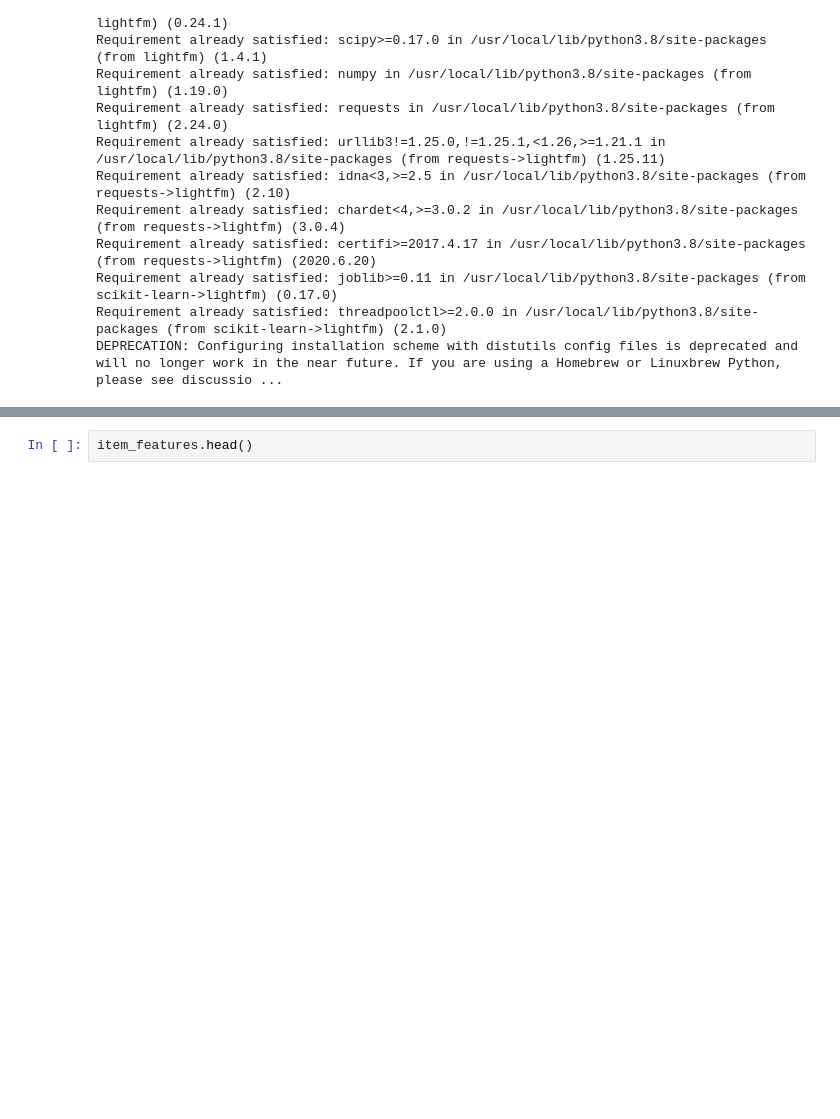
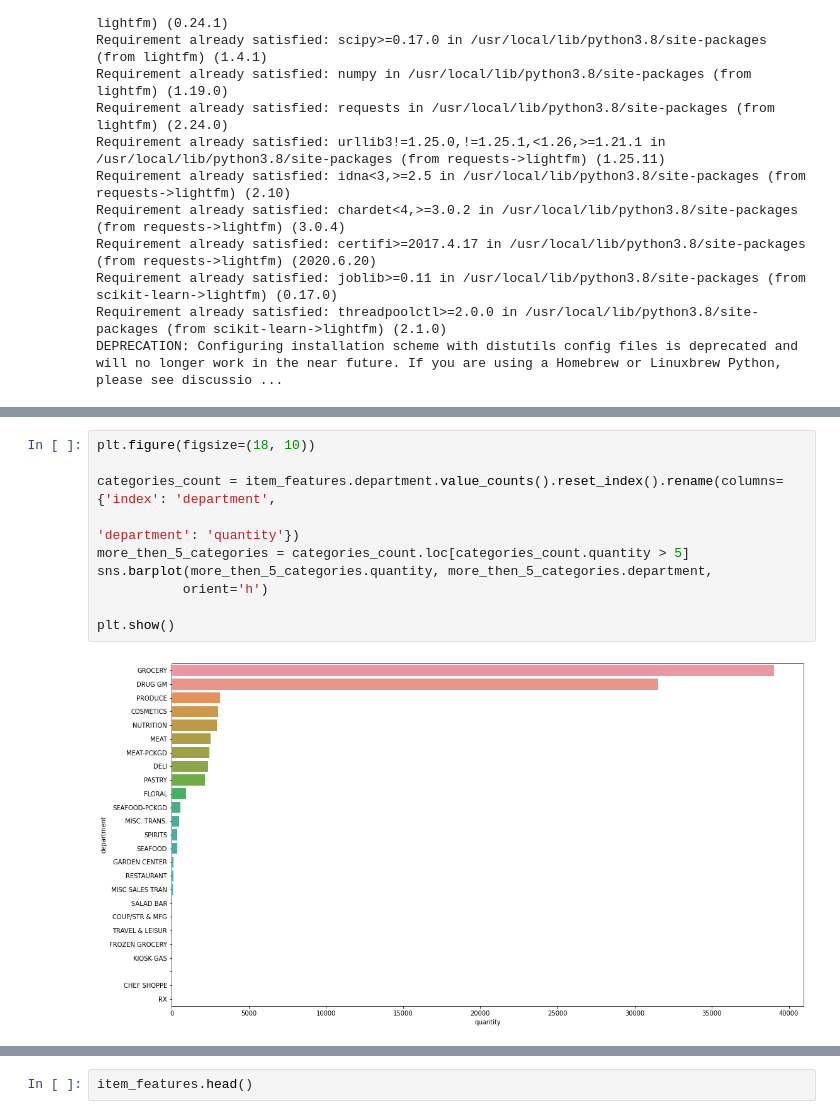
Before and after one commit to kate-ds/Recommender_systems, a Jupyter notebook: LightFM.ipynb, the cells around one changed output, grey strips where cells are left out. Drawn from its saved outputs; the diff is of its cells as text; blank space fills up the shorter version.

```diff
--- a/LightFM.ipynb
+++ b/LightFM.ipynb
@@ -80,0 +209,12 @@ data_test.head(2)
+# %%
+plt.figure(figsize=(18, 10))
+
+categories_count = item_features.department.value_counts().reset_index().rename(columns={'index': 'department',
+                                                                                        'department': 'quantity'})
+more_then_5_categories = categories_count.loc[categories_count.quantity > 5]
+sns.barplot(more_then_5_categories.quantity, more_then_5_categories.department,
+           orient='h')
+
+plt.show()
+# %% [output]
+[figure, added]
```
Also changed, not shown: parts of 26 cells of this notebook, 1 other file.
